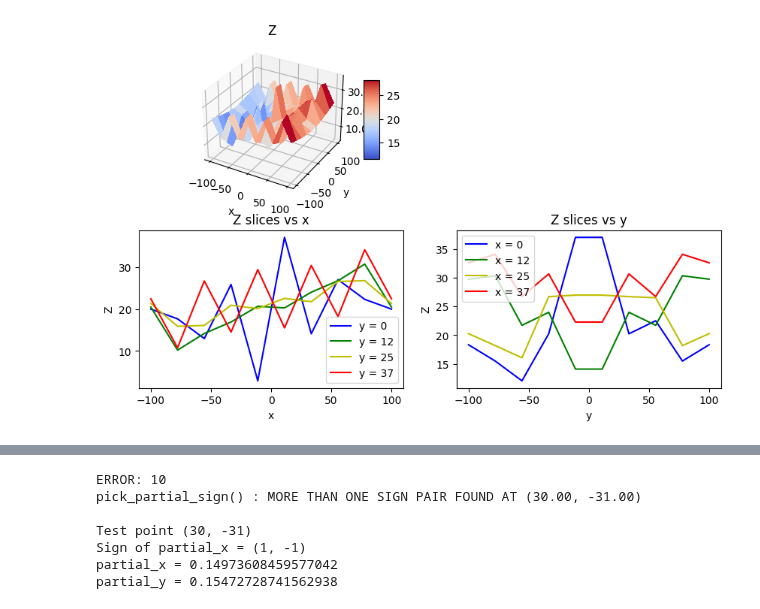
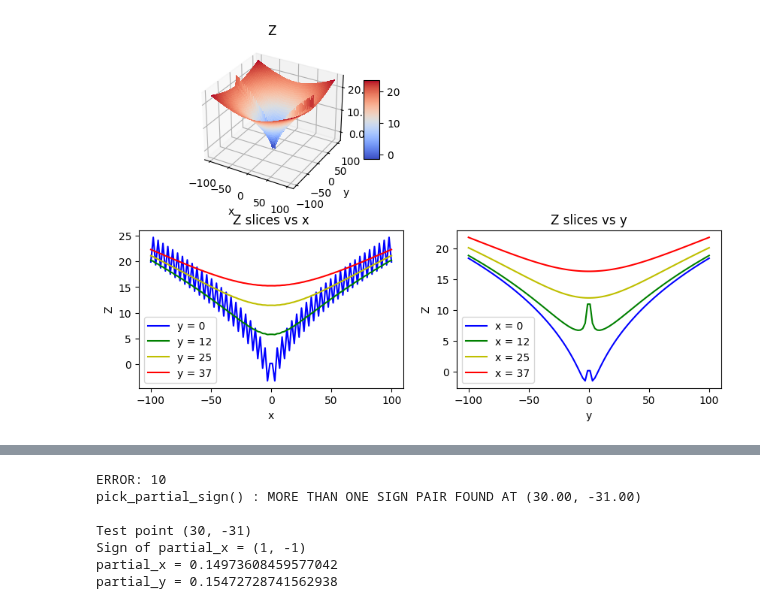
Before and after one commit to NagisaKanno/Embedding-PDE-beta, a Jupyter notebook: discretized_metric.ipynb, the cells around one changed output, grey strips where cells are left out. Drawn from its saved outputs; the diff is of its cells as text; code cells hidden in the pictures.

```diff
--- a/discretized_metric.ipynb
+++ b/discretized_metric.ipynb
@@ -26,55 +30,14 @@ def g_yy(x, y):
 # =========================
 # Embedding PDE
 # =========================
-# sign checker
-def sign_condition_check(x, y, sign_parital_x, sign_parital_y):
-    condition_met = False
-    dz_dr = x * sign_parital_x*partial_x_Z(x, y) + y * sign_parital_y*partial_y_Z(x, y)
-    if dz_dr > 0:
-        condition_met = True
-    return condition_met
-def pick_partial_sign(x_coord, y_coord):
-    '''
-    picks either the positive or negative solution at each point in space
-    '''
-    num_possible_pairs = 0
-    error_code = 0
-    partialx_sign, partialy_sign = None, None
-
-    # both negative case
-    test_xsign, test_ysign = -1, -1
-    if sign_condition_check(x_coord, y_coord, test_xsign, test_ysign):
-        partialx_sign, partialy_sign = test_xsign, test_ysign
-        num_possible_pairs += 1
-        error_code += 8
-
-    # negative x, positive y case
-    test_xsign, test_ysign = -1, 1
-    if sign_condition_check(x_coord, y_coord, test_xsign, test_ysign):
-        partialx_sign, partialy_sign = test_xsign, test_ysign
-        num_possible_pairs += 1
-        error_code += 4
-
-    # positive x, negative y case
-    test_xsign, test_ysign = 1, -1
-    if sign_condition_check(x_coord, y_coord, test_xsign, test_ysign):
-        partialx_sign, partialy_sign = test_xsign, test_ysign
-        num_possible_pairs += 1
-        error_code += 2
-
-    # both positive case
-    test_xsign, test_ysign = 1, 1
-    if sign_condition_check(x_coord, y_coord, test_xsign, test_ysign):
-        partialx_sign, partialy_sign = test_xsign, test_ysign
-        num_possible_pairs += 1
-        error_code += 1
-
-    if num_possible_pairs > 1:
-        print(f'\nERROR: {error_code}\npick_partial_sign() : MORE THAN ONE SIGN PAIR FOUND AT ({x_coord:.2f}, {y_coord:.2f})\n')
-    elif num_possible_pairs == 0:
-        print(f'\nERROR\npick_partialx_sign() : NO SIGN PAIR FOUND AT ({x_coord:.2f}, {y_coord:.2f})\n')
-
-    return partialx_sign, partialy_sign
+# sign picker
+def pick_partialx_sign(x, y):
+    sign = None
+    if x >= 0:
+        sign = 1
+    elif x < 0:
+        sign = -1
+    return sign
 # Embedding PDE
 def partial_x_Z(x, y):
     return np.sqrt(g_xx(x, y) - 1)
@@ -85,7 +48,7 @@ def partial_y_Z(x, y):
 # values for the system
 # ========================
 GM = 1
-n_steps = 10 # must be even
+n_steps = 100 # must be even
 
 # ========================
 # Discretize the metric
@@ -122,15 +85,15 @@ for j in range(n_steps):
     for i in range(2, n_steps, 2): # even indeces
         x = x_start + i*dx
         print(f'\nEvaluating z at index ({i}, {j}) and coordinates ({x:.2f}, {y:.2f})')
-        sign_partialx = pick_partial_sign(x, y)[0]
+        sign_partialx = pick_partialx_sign(x, y)
         print(f'sign of partialx = {sign_partialx}\n')
-        z[j][i] = 2*dx * sign_partialx*np.sqrt(g_xx_discretized[j][i-1] - 1) + z[j][i-2]
+        z[j][i] = 2*dx * np.sign(x)*np.sqrt(g_xx_discretized[j][i-1] - 1) + z[j][i-2]
     for i in range(n_steps-3, 0, -2): # odd indeces
         x = x_end - i*dx
         print(f'\nEvaluating z at index ({i}, {j}) and coordinates ({x:.2f}, {y:.2f})\n')
-        sign_partialx = pick_partial_sign(x, y)[0]
+        sign_partialx = pick_partialx_sign(x, y)
         print(f'sign of partialx = {sign_partialx}\n')
-        z[j][i] = 2*dx * -sign_partialx*np.sqrt(g_xx_discretized[j][i+1] - 1) + z[j][i+2]
+        z[j][i] = 2*dx * np.sign(x)*np.sqrt(g_xx_discretized[j][i+1] - 1) + z[j][i+2]
 
 
 # ========================
@@ -196,4 +159,4 @@ sign of partialx = 1
-[figure, old version]
+[figure, new version]
 # %%
 ### Value Checks
 ''' CHECK COMPLETE
```
Also changed, not shown: parts of 4 cells of this notebook, 1 other file.
